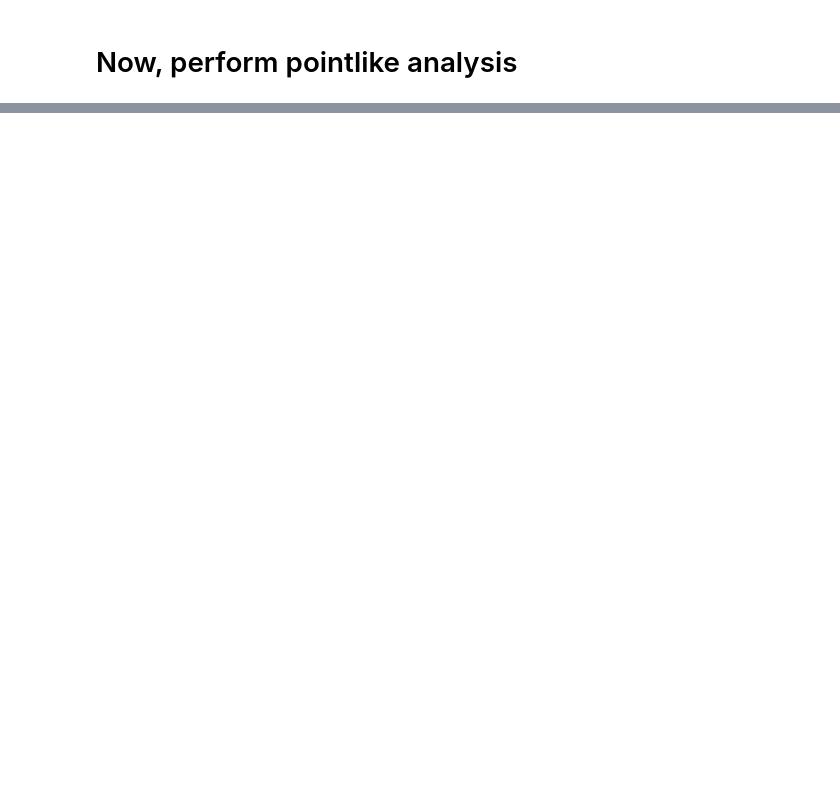
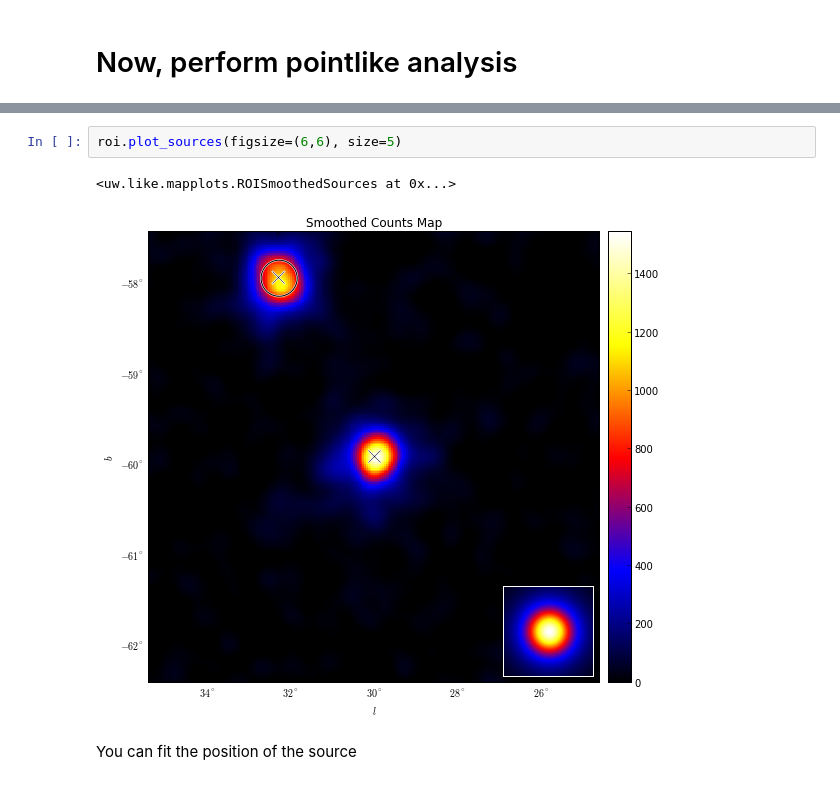
Before and after one commit to joshualande/PhD-Work, a Jupyter notebook: ipython/05-05-2013 - pointlike for maximum-likelihood analysis of LAT data.ipynb, the cells around one changed output, grey strips where cells are left out. Saved outputs shown, nothing was run; the diff lists cells and outputs as text; blank space fills up the shorter version.

```diff
--- a/ipython/05-05-2013 - pointlike for maximum-likelihood analysis of LAT data.ipynb
+++ b/ipython/05-05-2013 - pointlike for maximum-likelihood analysis of LAT data.ipynb
@@ -145 +245,8 @@ roi.print_summary()
+# %%
+roi.plot_sources(figsize=(6,6), size=5)
+# %% [output]
+<uw.like.mapplots.ROISmoothedSources at 0x...>
+[figure, added]
+# %% [markdown]
+You can fit the position of the source
 # %%
```
Also changed, not shown: parts of 22 cells of this notebook, 1 other file.
